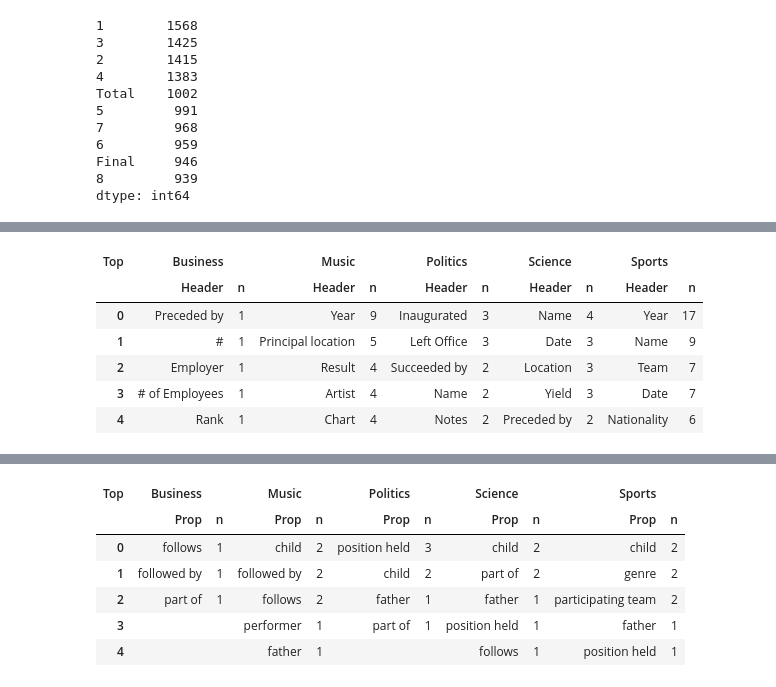
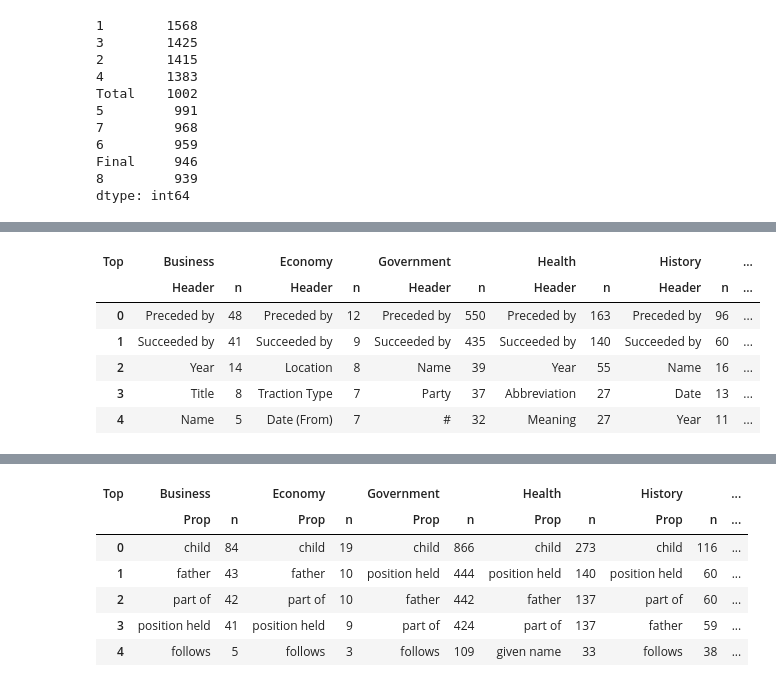
Before and after one commit to karmaresearch/takco, a Jupyter notebook: docs/benchmarks/wikicat.ipynb, the cells around one changed output, grey strips where cells are left out. Saved outputs shown, nothing was run; the diff lists cells and outputs as text; code cells hidden in the pictures.

```diff
--- a/docs/benchmarks/wikicat.ipynb
+++ b/docs/benchmarks/wikicat.ipynb
@@ -12,5 +1,16 @@ topics = ['Music', 'Politics', 'Sports', 'Business', 'Science']
 # %%
 %%time
+import pandas as pd
+topics = [
+    'Business', 'Economy', 'Education', 'Energy',
+    'Engineering', 'Events', 'Food and drink', 'Geography',
+    'Government', 'Health', 'History', 'Humanities', 'Industry',
+    'Language', 'Law', 'Mathematics', 'Military',
+    'Music', 'Nature', 'Politics',
+    'Religion', 'Science and technology', 'Sports'
+]
+# topics = ['Music', 'Politics', 'Sports', 'Business', 'Science']
+
 import urllib.parse as ul
 import trident
 cat_db = trident.Db('/scratch/kruit/kb/dbpedia_20201001/categories.tridentdb')
@@ -36,11 +36,15 @@ for topic in topics:
             if c3 not in cats:
                 arts.update(cat_db.s(subj, c3))
                 cats.add(c3)
-#                 for c4 in cat_db.s(br, c3):
-#                     if c4 not in cats:
-#                         arts.update(cat_db.s(subj, c4))
+                for c4 in cat_db.s(br, c3):
+                    if c4 not in cats:
+                        arts.update(cat_db.s(subj, c4))
 
     topic_subcats[topic] = cats
     topic_articles[topic] = arts
     print(f"{topic:>30s}: {len(cats):5d} subcats, {len(arts):8d} articles")
+
+topics = sorted(topic_articles, key=lambda k: -len(topic_articles[k]))[:10]
+print(f"Largest topics:", topics)
+topic_articles = {t:topic_articles[t] for t in topics}
 # %% [output]
@@ -61,7 +75,8 @@ client
 # %%
 import dask.bag as db
 from takco.util import robust_json_loads_lines
-fnames = 'hdfs:///user/kruit/output/tabel-small-4/9-triples/*'
+# fnames = 'hdfs:///user/kruit/output/tabel-small-6+7+8+9/9-triples/*'
+fnames = '/export/scratch1/home/kruit/scratch/output/tabel-small-4/9-triples/*'
 bag = db.read_text(fnames).map_partitions(robust_json_loads_lines).persist()
 bag.count().compute()
 # %% [output]
@@ -199,15 +238,9 @@ Final     946
 8         939
 dtype: int64
 # %%
+%%time
 import pandas as pd
 from pathlib import Path
-
-def get_pagetitles(prov):
-    if 'pgTitle' in prov:
-        yield prov['pgTitle']
-    elif 'concat' in prov:
-        for c in prov['concat']:
-            yield from get_pagetitles(c)
 
 def filter_tables(ts, articles):
     tables = []
@@ -234,11 +267,17 @@ root.mkdir(exist_ok=True)
 
 ntopics = len(topic_articles)
 tops = {}
-for ti, (topic, articles) in enumerate(sorted(topic_articles.items(), key=lambda ta: len(ta[1]))[:5]):
+for ti, (topic, articles) in enumerate(sorted(topic_articles.items(), key=lambda ta: len(ta[1]))):
     article_titles = set(get_article_titles(articles))
     print(topic, f"({len(article_titles)} articles)", f"[{ti+1}/{ntopics}]")
 
     tables = bag.map_partitions(filter_tables, article_titles).persist()
+
+
+    tabletitles = set(tables.map(table_pagetitles).flatten().compute())
+    print(f"{len(tabletitles & article_titles)} article matches")
+    print(list(tabletitles & article_titles)[:10])
+
     ntables = tables.count().compute()
     norigtables = tables.map(table_pagetitles).flatten().count().compute()
     ncols = tables.map(lambda t: t['numCols']).sum().compute()
@@ -247,7 +286,7 @@ for ti, (topic, articles) in enumerate(sorted(topic_articles.items(), key=lambda
     if ntables:
         for kind in ['headers', 'coltypes', 'props', 'pivots']:
             f = eval(f"top_{kind}")
-            top = f(tables, n=20)
+            top = f(tables, pagetitle_filter=article_titles, n=20)
             tops.setdefault(kind, {})[topic] = top
             print(kind, dict(top.head(3)))
 
@@ -273,27 +312,27 @@ pivots {'2007': 14, '2006': 14, '2005': 13}
 # %%
 top_combined = {}
 for toptype, top in tops.items():
     dim = toptype[:-1].title()
     dfs = []
     for t, s in tops[toptype].items():
         s.index.name = dim
         dfs.append(s.reset_index(name='n').assign(Top=t))
 
     df = pd.concat(dfs)
-    df[dim] = df[dim].map(lambda x: x if len(x)<20 else x[:20] + '...')
+    df[dim] = df[dim].map(lambda x: x if len(x)<16 else x[:16] + '...')
     df = df.pivot(columns=['Top'])
     df['n'] = df['n'].astype('Int64')
     df = df.astype('str').replace('nan', '')
     df.columns = df.columns.swaplevel()
     df = df.sort_index(axis=1)
     display.display(df.head())
     top_combined[toptype] = df
     df.to_latex(root.joinpath(toptype+'.tex'))
 # %% [output]
-| Top | Business |  | Music |  | Politics |  | Science |  | Sports |  |
-|  | Header | n | Header | n | Header | n | Header | n | Header | n |
-| 0 | Preceded by | 1 | Year | 9 | Inaugurated | 3 | Name | 4 | Year | 17 |
-| 1 | # | 1 | Principal location | 5 | Left Office | 3 | Date | 3 | Name | 9 |
-| 2 | Employer | 1 | Result | 4 | Succeeded by | 2 | Location | 3 | Team | 7 |
-| 3 | # of Employees | 1 | Artist | 4 | Name | 2 | Yield | 3 | Date | 7 |
-| 4 | Rank | 1 | Chart | 4 | Notes | 2 | Preceded by | 2 | Nationality | 6 |
+| Top | Business |  | Economy |  | Government |  | Health |  | History |  | ... |
+|  | Header | n | Header | n | Header | n | Header | n | Header | n | ... |
+| 0 | Preceded by | 48 | Preceded by | 12 | Preceded by | 550 | Preceded by | 163 | Preceded by | 96 | ... |
+| 1 | Succeeded by | 41 | Succeeded by | 9 | Succeeded by | 435 | Succeeded by | 140 | Succeeded by | 60 | ... |
+| 2 | Year | 14 | Location | 8 | Name | 39 | Year | 55 | Name | 16 | ... |
+| 3 | Title | 8 | Traction Type | 7 | Party | 37 | Abbreviation | 27 | Date | 13 | ... |
+| 4 | Name | 5 | Date (From) | 7 | # | 32 | Meaning | 27 | Year | 11 | ... |
@@ -307,7 +346,7 @@ for toptype, top in tops.items():
-| Top | Business |  | Music |  | Politics |  | Science |  | Sports |  |
-|  | Prop | n | Prop | n | Prop | n | Prop | n | Prop | n |
-| 0 | follows | 1 | child | 2 | position held | 3 | child | 2 | child | 2 |
-| 1 | followed by | 1 | followed by | 2 | child | 2 | part of | 2 | genre | 2 |
-| 2 | part of | 1 | follows | 2 | father | 1 | father | 1 | participating team | 2 |
-| 3 |  |  | performer | 1 | part of | 1 | position held | 1 | father | 1 |
-| 4 |  |  | father | 1 |  |  | follows | 1 | position held | 1 |
+| Top | Business |  | Economy |  | Government |  | Health |  | History |  | ... |
+|  | Prop | n | Prop | n | Prop | n | Prop | n | Prop | n | ... |
+| 0 | child | 84 | child | 19 | child | 866 | child | 273 | child | 116 | ... |
+| 1 | father | 43 | father | 10 | position held | 444 | position held | 140 | position held | 60 | ... |
+| 2 | part of | 42 | part of | 10 | father | 442 | father | 137 | part of | 60 | ... |
+| 3 | position held | 41 | position held | 9 | part of | 424 | part of | 137 | father | 59 | ... |
+| 4 | follows | 5 | follows | 3 | follows | 109 | given name | 33 | follows | 38 | ... |
```
Also changed, not shown: parts of 9 cells of this notebook, 19 other files.
